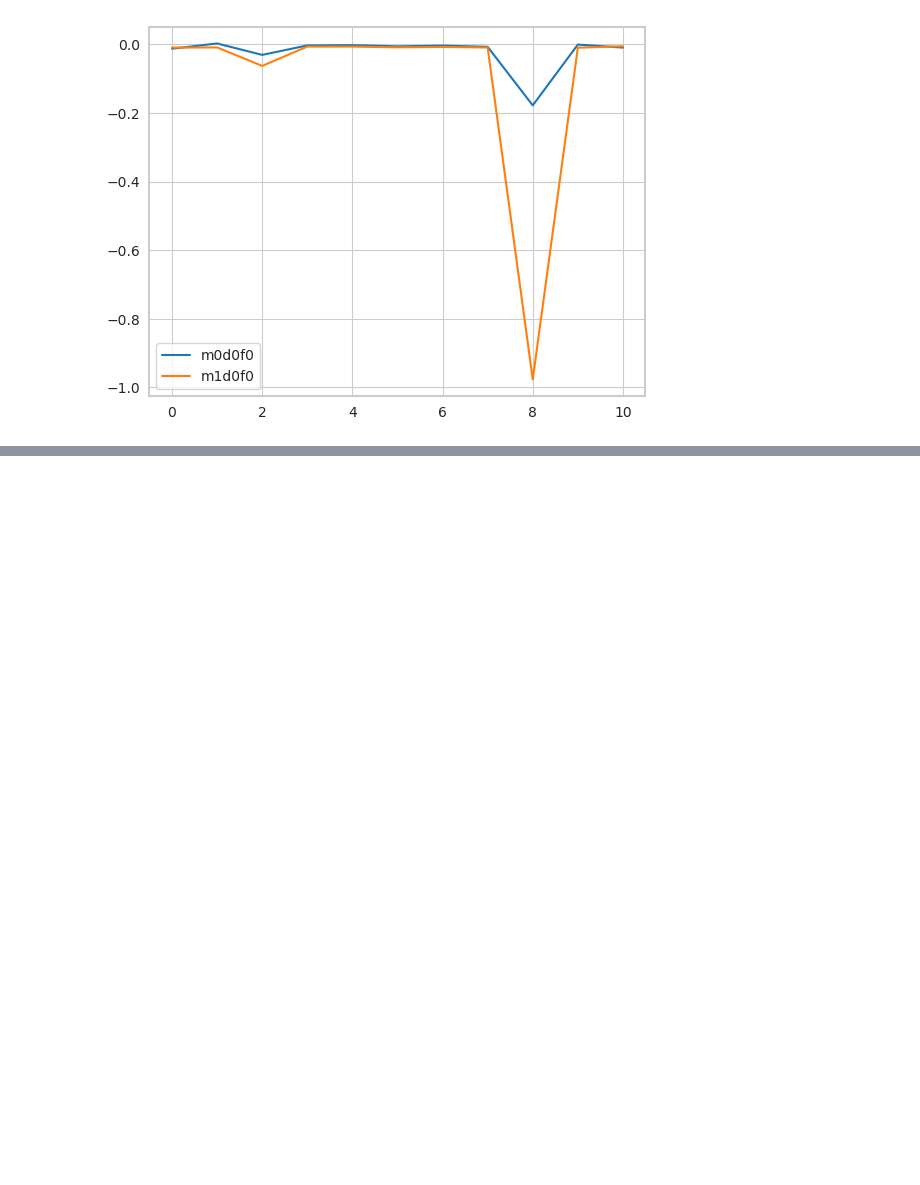
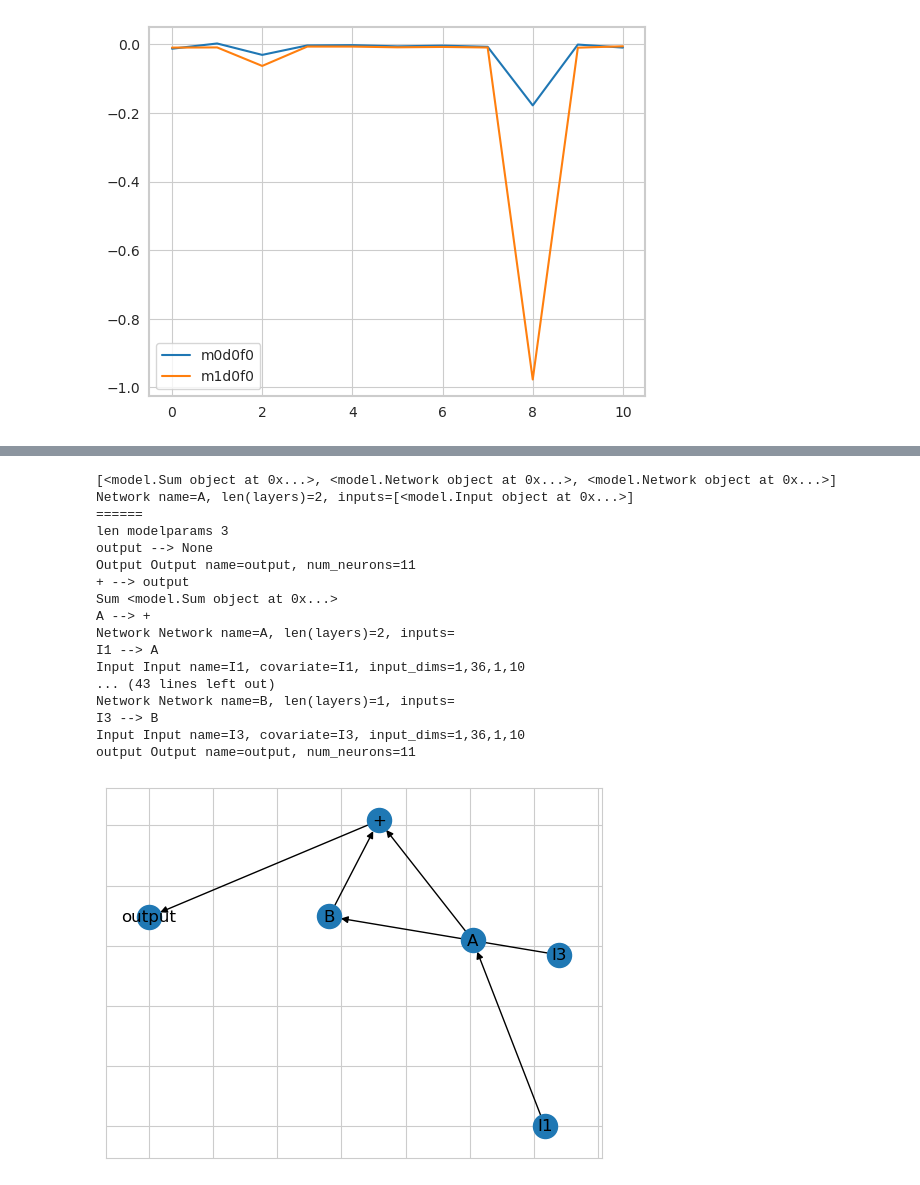
Before and after one commit to NeuroTheoryUMD/mattjac, a Jupyter notebook: v1/moving_bar.ipynb, the cells around one changed output, grey strips where cells are left out. Drawn from its saved outputs; the diff is of its cells as text; code cells hidden in the pictures; blank space fills up the shorter version.

```diff
--- a/v1/moving_bar.ipynb
+++ b/v1/moving_bar.ipynb
@@ -435,0 +517,49 @@ output
+# %%
+import model_factory as mf
+#reload(m)
+reload(mf)
+
+inp1 = m.Input(covariate='I1', input_dims=[1,36,1,10])
+inp2 = m.Input(covariate='I2', input_dims=[1,36,1,10])
+inp3 = m.Input(covariate='I3', input_dims=[1,36,1,10])
+inp4 = m.Input(covariate='I4', input_dims=[1,36,1,10])
+netA = m.Network(layers=[layer0, layer1], name='A')
+netB = m.Network(layers=[layer4], name='B')
+netC = m.Network(layers=[layer3], name='C')
+netD = m.Network(layers=[layer4], name='D')
+netE = m.Network(layers=[layer2], name='E')
+output = m.Output(num_neurons=11)
+
+inp1.to(netA)
+inp3.to(netB)
+m.Sum([netA, netB]).to(output)
+model = m.Model(output)
+model.draw_network()
+
+
+print(model.networks)
+
+
+print(netA)
+print('======')
+
+created_models = mf.create_models(model)
+# %% [output]
+[<model.Sum object at 0x...>, <model.Network object at 0x...>, <model.Network object at 0x...>]
+Network name=A, len(layers)=2, inputs=[<model.Input object at 0x...>]
+======
+len modelparams 3
+output --> None
+Output Output name=output, num_neurons=11
++ --> output
+Sum <model.Sum object at 0x...>
+A --> +
+Network Network name=A, len(layers)=2, inputs=
+I1 --> A
+Input Input name=I1, covariate=I1, input_dims=1,36,1,10
+... (43 lines left out)
+Network Network name=B, len(layers)=1, inputs=
+I3 --> B
+Input Input name=I3, covariate=I3, input_dims=1,36,1,10
+output Output name=output, num_neurons=11
+[figure, added]
```
Also changed, not shown: parts of 8 cells of this notebook, 3 other files.
